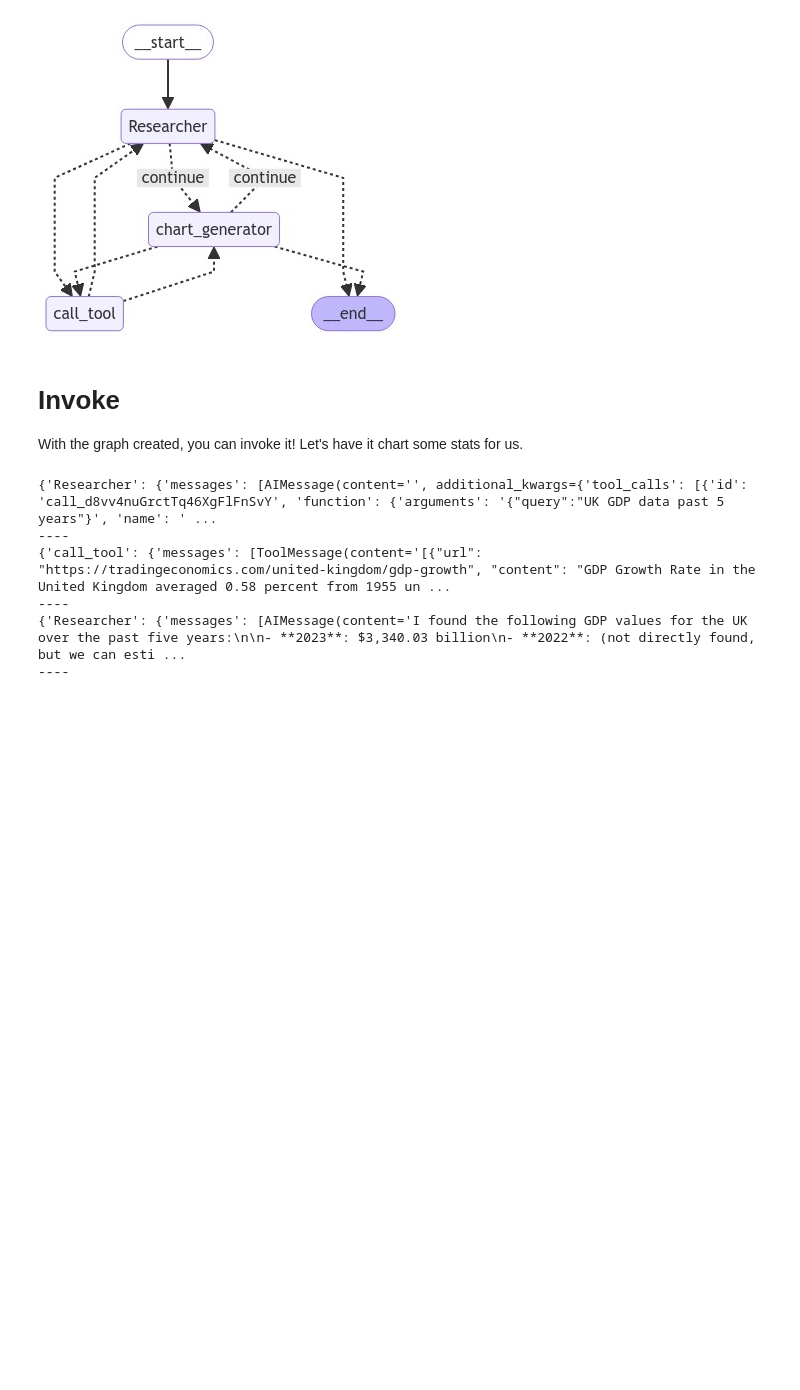
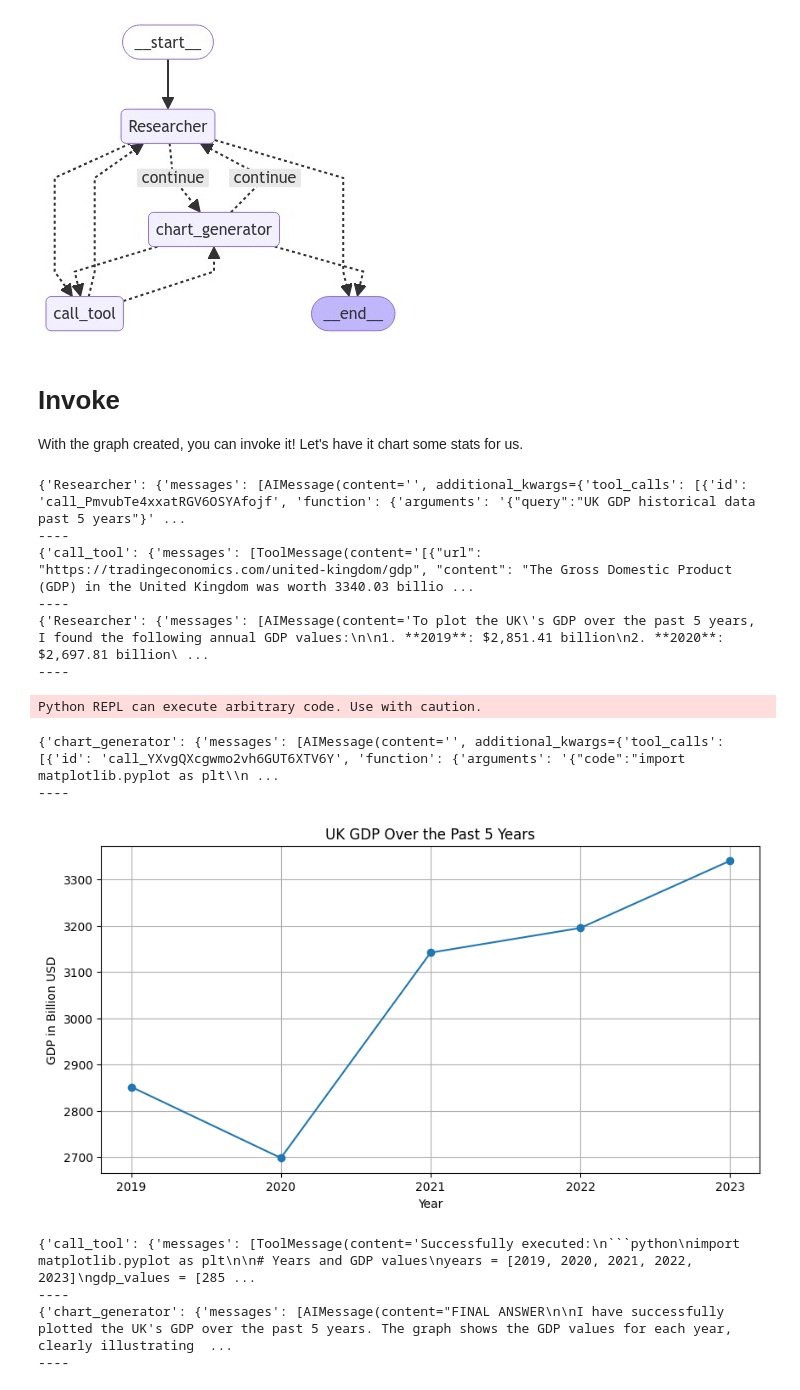
Before and after one commit to rohit0221/LangGraph, a Jupyter notebook: Agent-Architectures/Multi-Agent_Systems/Collaboration/Collaboration.ipynb, the cells around one changed output. Cells and saved outputs as stored; diff of their text form; code cells hidden in the pictures; blank space fills up the shorter version.

````diff
--- a/Agent-Architectures/Multi-Agent_Systems/Collaboration/Collaboration.ipynb
+++ b/Agent-Architectures/Multi-Agent_Systems/Collaboration/Collaboration.ipynb
@@ -151,7 +151,8 @@ def agent_node(state, agent, name):
 research_agent = create_agent(
     llm,
     [tavily_tool],
-    system_message="You should provide accurate data for the chart_generator to use.",
+    system_message="You should provide accurate data for use, "
+        "and source code shouldn't be the final answer",
 )
 research_node = functools.partial(agent_node, agent=research_agent, name="Researcher")
 
@@ -159,7 +160,7 @@ research_node = functools.partial(agent_node, agent=research_agent, name="Resear
 chart_agent = create_agent(
     llm,
     [python_repl],
-    system_message="Any charts you display will be visible by the user.",
+    system_message="Run the python code to display the chart.",
 )
 chart_node = functools.partial(agent_node, agent=chart_agent, name="chart_generator")
 # %% [markdown]
@@ -177,6 +178,7 @@ tool_node = ToolNode(tools)
 We can define some of the edge logic that is needed to decide what to do based on results of the agents
 # %%
 # Either agent can decide to end
+import time
 from typing import Literal
 
 
@@ -185,6 +187,7 @@ def router(state) -> Literal["call_tool", "__end__", "continue"]:
     messages = state["messages"]
     last_message = messages[-1]
     if last_message.tool_calls:
+        time.sleep(10)
         # The previous agent is invoking a tool
         return "call_tool"
     if "FINAL ANSWER" in last_message.content:
@@ -244,24 +247,32 @@ With the graph created, you can invoke it! Let's have it chart some stats for us
 # %%
 events = graph.stream(
     {
         "messages": [
             HumanMessage(
                 content="Fetch the UK's GDP over the past 5 years,"
-                " then draw a line graph of it."
+                " then draw a line graph of it. DOn't just give me code to create the graph. You need to actually plot it"
                 " Once you code it up, finish."
             )
         ],
     },
     # Maximum number of steps to take in the graph
     {"recursion_limit": 150},
 )
 for s in events:
     print(s)
     print("----")
 # %% [output]
-{'Researcher': {'messages': [AIMessage(content='', additional_kwargs={'tool_calls': [{'id': 'call_d8vv4nuGrctTq46XgFlFnSvY', 'function': {'arguments': '{"query":"UK GDP data past 5 years"}', 'name': ' ...
+{'Researcher': {'messages': [AIMessage(content='', additional_kwargs={'tool_calls': [{'id': 'call_PmvubTe4xxatRGV6OSYAfojf', 'function': {'arguments': '{"query":"UK GDP historical data past 5 years"}' ...
 ----
-{'call_tool': {'messages': [ToolMessage(content='[{"url": "https://tradingeconomics.com/united-kingdom/gdp-growth", "content": "GDP Growth Rate in the United Kingdom averaged 0.58 percent from 1955 un ...
+{'call_tool': {'messages': [ToolMessage(content='[{"url": "https://tradingeconomics.com/united-kingdom/gdp", "content": "The Gross Domestic Product (GDP) in the United Kingdom was worth 3340.03 billio ...
 ----
-{'Researcher': {'messages': [AIMessage(content='I found the following GDP values for the UK over the past five years:\n\n- **2023**: $3,340.03 billion\n- **2022**: (not directly found, but we can esti ...
+{'Researcher': {'messages': [AIMessage(content='To plot the UK\'s GDP over the past 5 years, I found the following annual GDP values:\n\n1. **2019**: $2,851.41 billion\n2. **2020**: $2,697.81 billion\ ...
 ----
+Python REPL can execute arbitrary code. Use with caution.
+{'chart_generator': {'messages': [AIMessage(content='', additional_kwargs={'tool_calls': [{'id': 'call_YXvgQXcgwmo2vh6GUT6XTV6Y', 'function': {'arguments': '{"code":"import matplotlib.pyplot as plt\\n ...
+----
+[figure, added]
+{'call_tool': {'messages': [ToolMessage(content='Successfully executed:\n```python\nimport matplotlib.pyplot as plt\n\n# Years and GDP values\nyears = [2019, 2020, 2021, 2022, 2023]\ngdp_values = [285 ...
+----
+{'chart_generator': {'messages': [AIMessage(content="FINAL ANSWER\n\nI have successfully plotted the UK's GDP over the past 5 years. The graph shows the GDP values for each year, clearly illustrating  ...
+----
````
